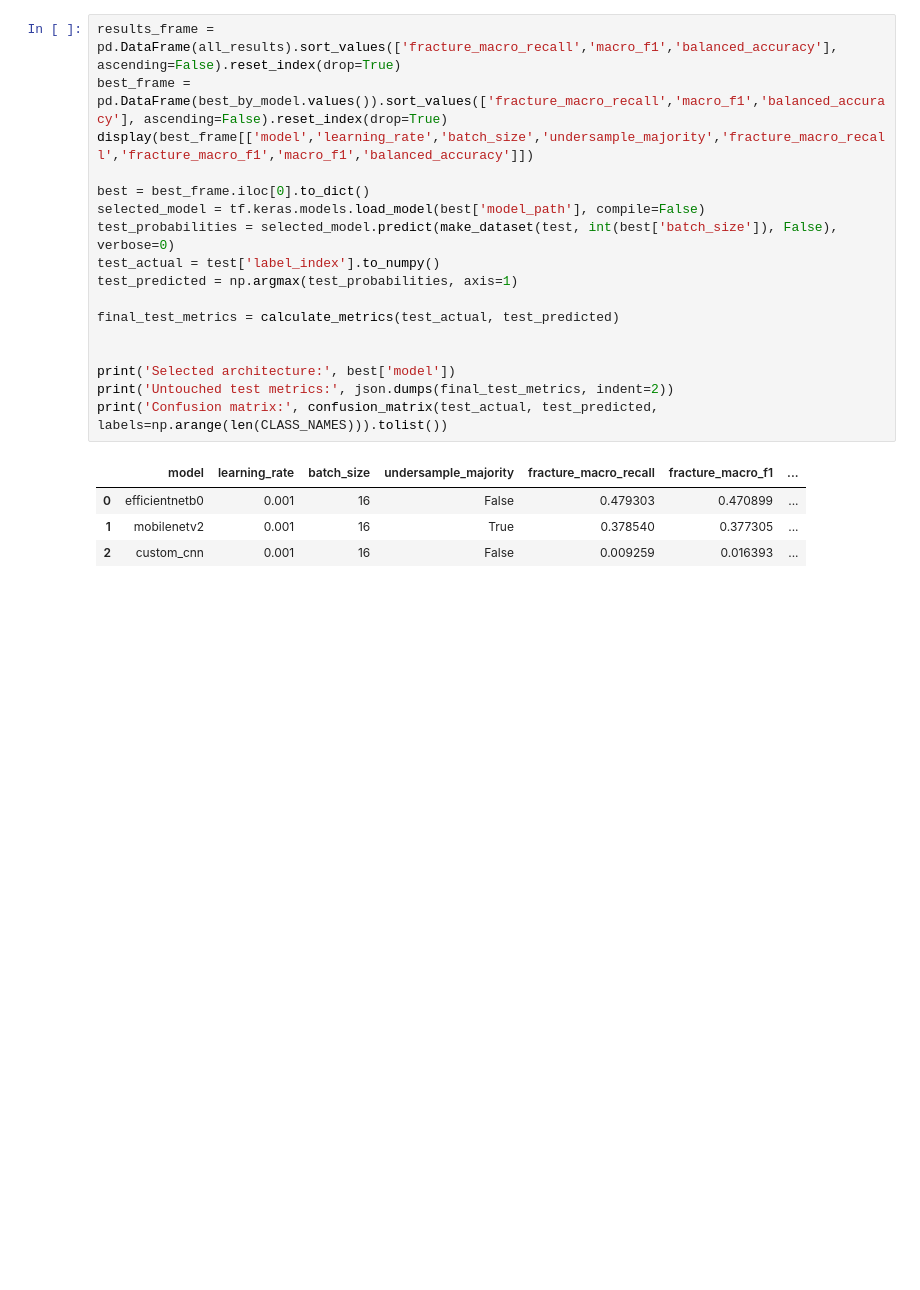
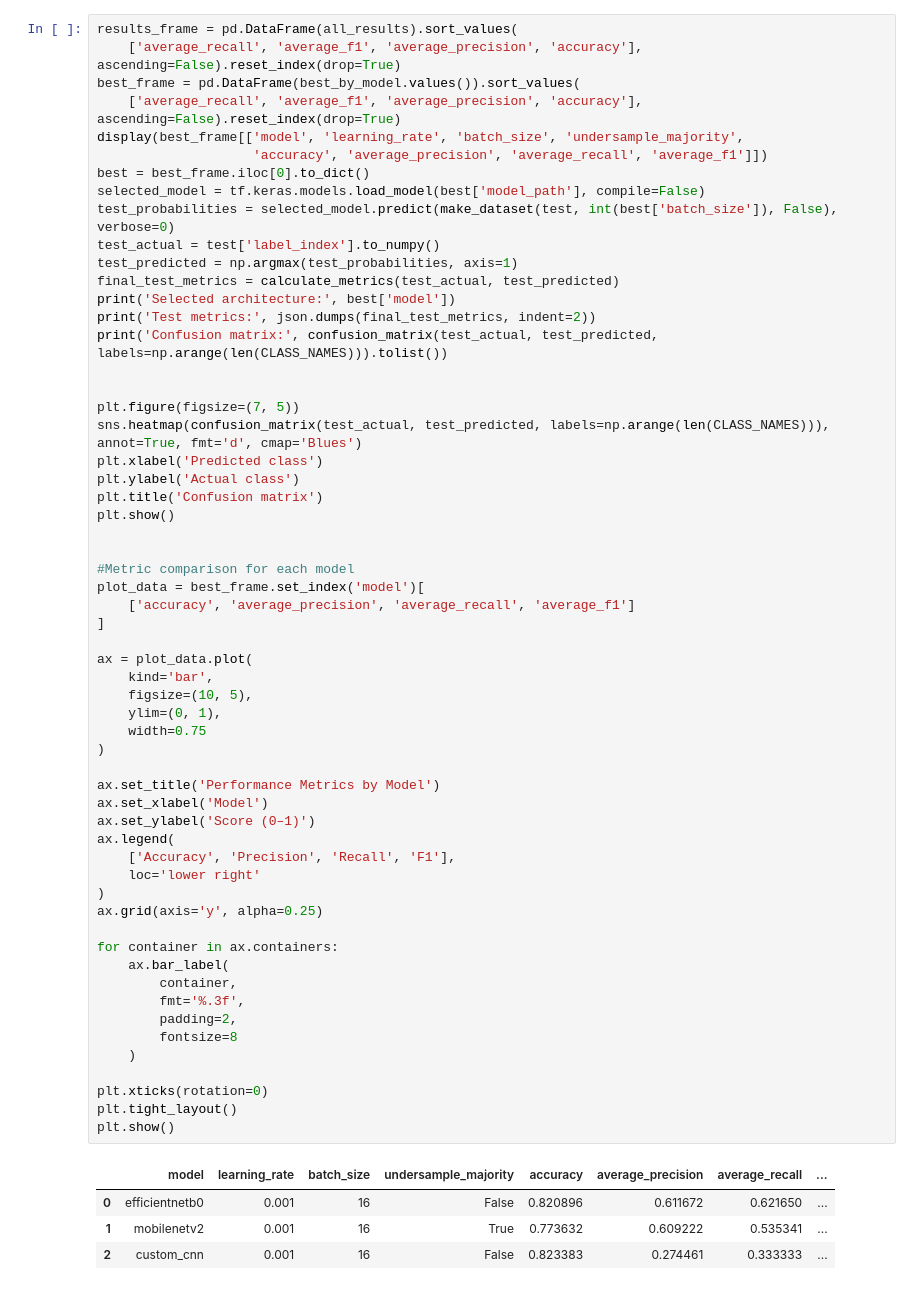
Before and after one commit to RuushTea/FractureCare, a Jupyter notebook: ai-service/notebooks/04_Hyperparameter_Tuning.ipynb, the cells around one changed output. Cells and saved outputs as stored; diff of their text form; blank space fills up the shorter version.

Commit message:
Update AI metrics and average-recall model selection

```diff
--- a/ai-service/notebooks/04_Hyperparameter_Tuning.ipynb
+++ b/ai-service/notebooks/04_Hyperparameter_Tuning.ipynb
@@ -222,24 +227,65 @@ Epoch 5/5
 ... (3 outputs left out)
 # %%
-results_frame = pd.DataFrame(all_results).sort_values(['fracture_macro_recall','macro_f1','balanced_accuracy'], ascending=False).reset_index(drop=True)
-best_frame = pd.DataFrame(best_by_model.values()).sort_values(['fracture_macro_recall','macro_f1','balanced_accuracy'], ascending=False).reset_index(drop=True)
-display(best_frame[['model','learning_rate','batch_size','undersample_majority','fracture_macro_recall','fracture_macro_f1','macro_f1','balanced_accuracy']])
-
+results_frame = pd.DataFrame(all_results).sort_values(
+    ['average_recall', 'average_f1', 'average_precision', 'accuracy'], ascending=False).reset_index(drop=True)
+best_frame = pd.DataFrame(best_by_model.values()).sort_values(
+    ['average_recall', 'average_f1', 'average_precision', 'accuracy'], ascending=False).reset_index(drop=True)
+display(best_frame[['model', 'learning_rate', 'batch_size', 'undersample_majority',
+                    'accuracy', 'average_precision', 'average_recall', 'average_f1']])
 best = best_frame.iloc[0].to_dict()
 selected_model = tf.keras.models.load_model(best['model_path'], compile=False)
 test_probabilities = selected_model.predict(make_dataset(test, int(best['batch_size']), False), verbose=0)
 test_actual = test['label_index'].to_numpy()
 test_predicted = np.argmax(test_probabilities, axis=1)
-
 final_test_metrics = calculate_metrics(test_actual, test_predicted)
+print('Selected architecture:', best['model'])
+print('Test metrics:', json.dumps(final_test_metrics, indent=2))
+print('Confusion matrix:', confusion_matrix(test_actual, test_predicted, labels=np.arange(len(CLASS_NAMES))).tolist())
 
 
-print('Selected architecture:', best['model'])
-print('Untouched test metrics:', json.dumps(final_test_metrics, indent=2))
-print('Confusion matrix:', confusion_matrix(test_actual, test_predicted, labels=np.arange(len(CLASS_NAMES))).tolist())
+plt.figure(figsize=(7, 5))
+sns.heatmap(confusion_matrix(test_actual, test_predicted, labels=np.arange(len(CLASS_NAMES))), annot=True, fmt='d', cmap='Blues')
+plt.xlabel('Predicted class')
+plt.ylabel('Actual class')
+plt.title('Confusion matrix')
+plt.show()
+
+
+#Metric comparison for each model
+plot_data = best_frame.set_index('model')[
+    ['accuracy', 'average_precision', 'average_recall', 'average_f1']
+]
+
+ax = plot_data.plot(
+    kind='bar',
+    figsize=(10, 5),
+    ylim=(0, 1),
+    width=0.75
+)
+
+ax.set_title('Performance Metrics by Model')
+ax.set_xlabel('Model')
+ax.set_ylabel('Score (0–1)')
+ax.legend(
+    ['Accuracy', 'Precision', 'Recall', 'F1'],
+    loc='lower right'
+)
+ax.grid(axis='y', alpha=0.25)
+
+for container in ax.containers:
+    ax.bar_label(
+        container,
+        fmt='%.3f',
+        padding=2,
+        fontsize=8
+    )
+
+plt.xticks(rotation=0)
+plt.tight_layout()
+plt.show()
 # %% [output]
-|  | model | learning_rate | batch_size | undersample_majority | fracture_macro_recall | fracture_macro_f1 | ... |
-| 0 | efficientnetb0 | 0.001 | 16 | False | 0.479303 | 0.470899 | ... |
-| 1 | mobilenetv2 | 0.001 | 16 | True | 0.378540 | 0.377305 | ... |
-| 2 | custom_cnn | 0.001 | 16 | False | 0.009259 | 0.016393 | ... |
+|  | model | learning_rate | batch_size | undersample_majority | accuracy | average_precision | average_recall | ... |
+| 0 | efficientnetb0 | 0.001 | 16 | False | 0.820896 | 0.611672 | 0.621650 | ... |
+| 1 | mobilenetv2 | 0.001 | 16 | True | 0.773632 | 0.609222 | 0.535341 | ... |
+| 2 | custom_cnn | 0.001 | 16 | False | 0.823383 | 0.274461 | 0.333333 | ... |
 Selected architecture: efficientnetb0
```
Also changed, not shown: parts of 6 cells of this notebook, 11 other files.
